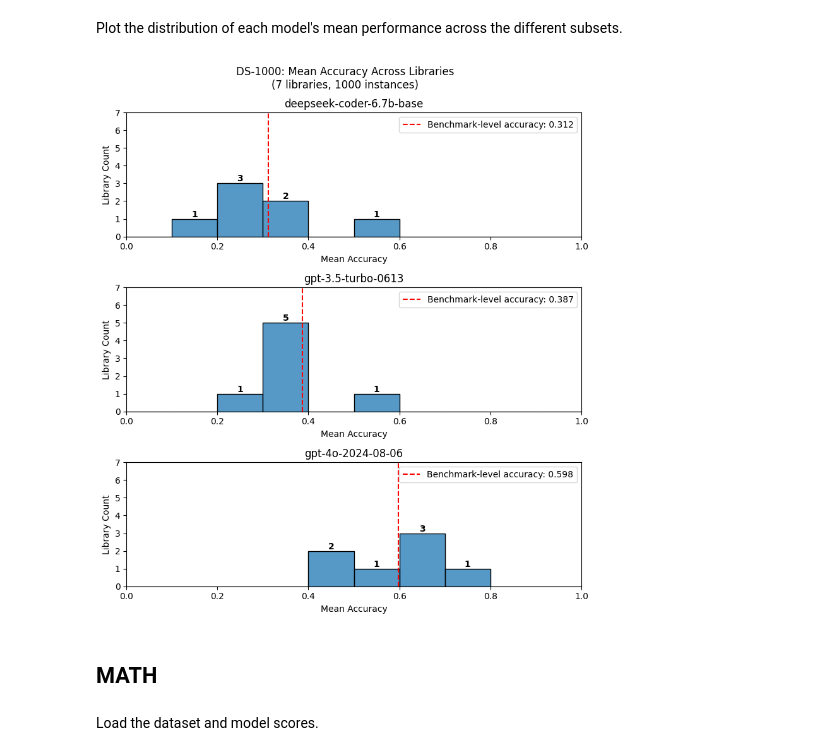
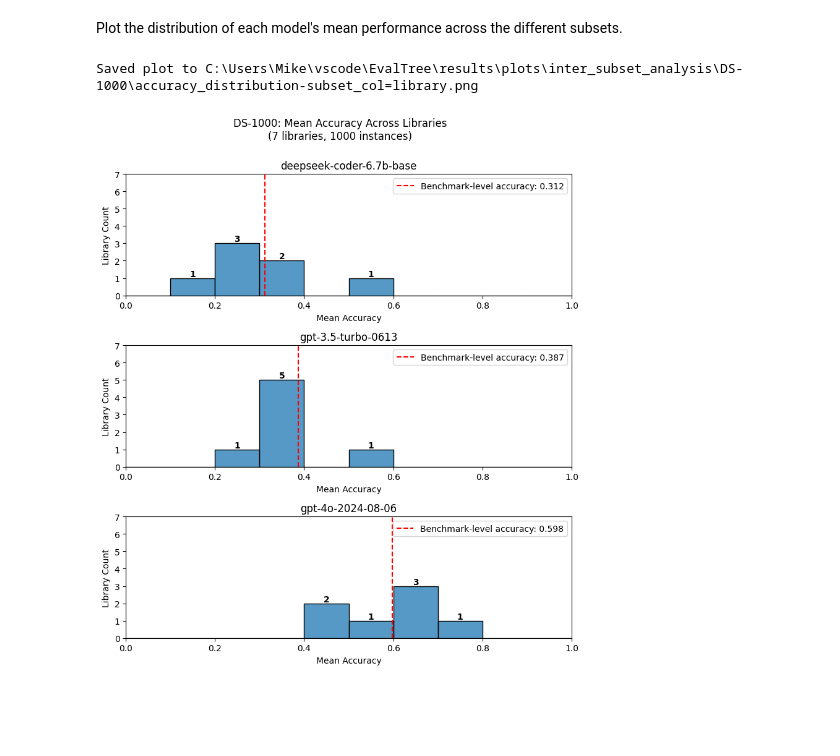
Before and after one commit to mpg05883/EvalTree, a Jupyter notebook: notebooks/inter_subset_analysis.ipynb, the cells around one changed output. Drawn from its saved outputs; the diff is of its cells as text; code cells hidden in the pictures; blank space fills up the shorter version.

Commit message:
Updated inter subset analysis notebook

```diff
--- a/notebooks/inter_subset_analysis.ipynb
+++ b/notebooks/inter_subset_analysis.ipynb
@@ -86,7 +66,0 @@ dtype: float64
-# %%
-global_model_to_rank = compute_model_ranking(model_scores_df)
-
-for model, rank in global_model_to_rank.items():
-    print(f"{model}: {rank}")
-
-global_ranking = list(global_model_to_rank.values())
@@ -234,46 +183,39 @@ accuracy_df.head()
 # %% [markdown]
 Plot the distribution of each model's mean performance across the different subsets.
 # %%
-global_means = model_scores_df.mean()
-fig, axes = plt.subplots(num_models, 1, figsize=(8, 3 * num_models))
+_, axes = plt.subplots(num_models, 1, figsize=(8, 3 * num_models))
 
-for i, model in enumerate(accuracy_df.columns):
-    column = model
-    xlabel = "Mean Accuracy"
-    ylabel = f"{subset_col.capitalize()} Count"
-    title = f"{model}"
-    ax = axes[i] if num_models > 1 else axes
-    annotate = True
-    mean = global_means[model]
-    mean_label = "Benchmark-level accuracy"
-    xlim = (0, 1)
-    ylim = (0, num_subsets)
+ylim = {
+    Dataset.DS_1000: (0, num_subsets),
+    Dataset.MATH: (0, num_subsets),
+    Dataset.MMLU: (0, num_subsets // 2),
+}[dataset]
 
+for i, model in enumerate(subset_scores_df.columns):
     plot_histogram(
-        accuracy_df[column],
-        xlabel=xlabel,
-        ylabel=ylabel,
-        title=title,
-        ax=ax,
-        annotate=annotate,
-        mean=mean,
-        mean_label=mean_label,
-        xlim=xlim,
+        subset_scores_df[model],
+        xlabel="Mean Accuracy",
+        ylabel=f"{subset_col.capitalize()} Count",
+        title=f"{model}",
+        ax=axes[i] if num_models > 1 else axes,
+        annotate=True,
+        mean=global_scores[model],
+        mean_label="Benchmark-level accuracy",
+        xlim=(0, 1),
         ylim=ylim,
     )
 
 plt.suptitle(
-    f"{dataset}: Mean Accuracy Across Libraries"
-    f"\n({len(subsets)} libraries, {num_instances} instances)"
+    f"{dataset}: Mean Accuracy Across {plural.capitalize()}"
+    f"\n({num_subsets} {plural}, {num_instances} instances)",
+    y=1.01 if dataset == Dataset.MMLU else 1.0,
 )
 plt.tight_layout()
-plot_name = f"accuracy_distribution_{subset_col}"
+plot_name = f"accuracy_distribution-subset_col={subset_col}"
 file_path = build_plot_path(dataset, analysis, plot_name)
 plt.savefig(file_path)
+print(f"Saved plot to {file_path}")
 plt.show()
 # %% [output]
+Saved plot to C:\Users\Mike\vscode\EvalTree\results\plots\inter_subset_analysis\DS-1000\accuracy_distribution-subset_col=library.png
-[figure, old version]
+[figure, new version]
-# %% [markdown]
-## MATH
-# %% [markdown]
-Load the dataset and model scores.
```
Also changed, not shown: parts of 56 cells of this notebook, 3 other files.
